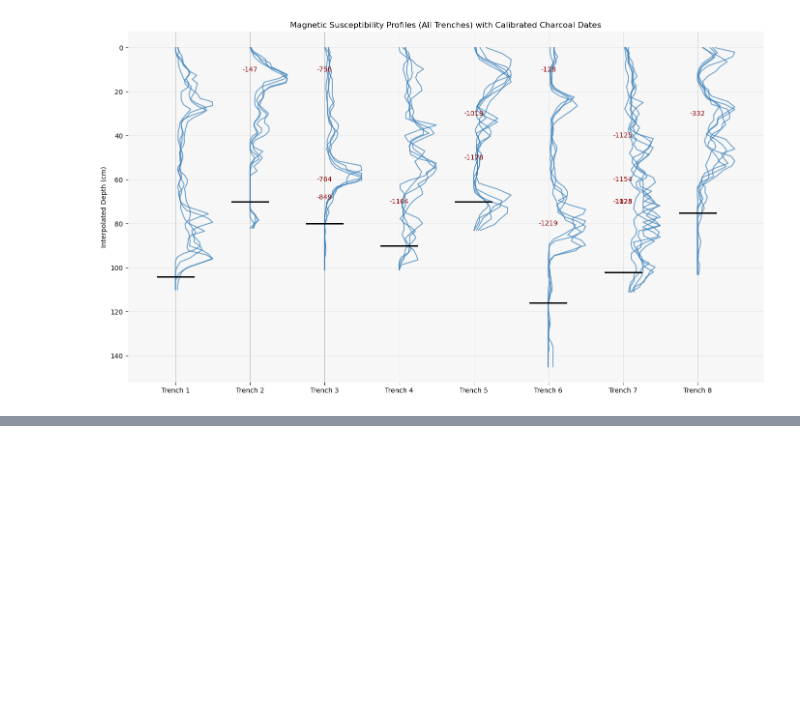
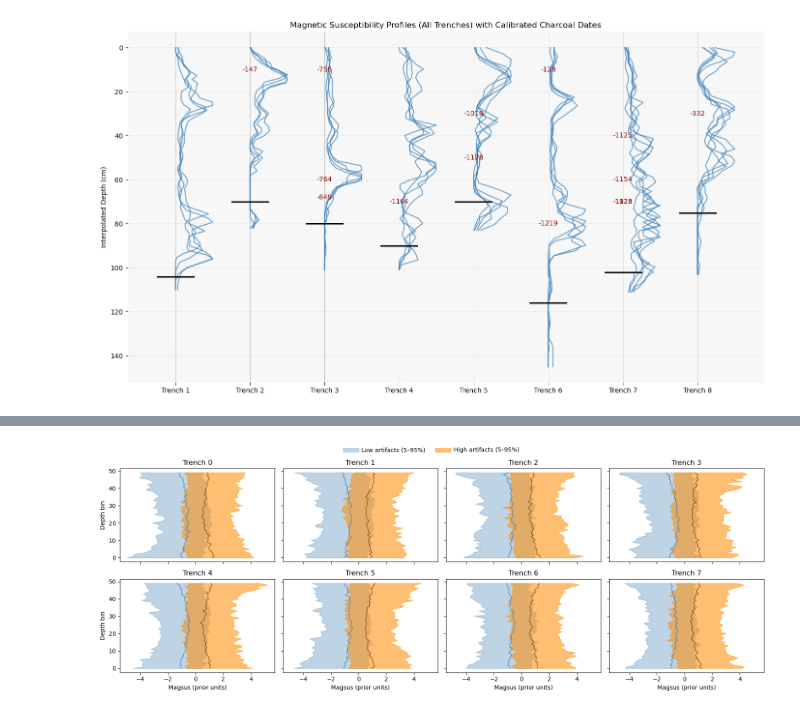
Before and after one commit to wccarleton/kkpp24, a Jupyter notebook: Src/kohker_pp24.ipynb, the cells around one changed output, grey strips where cells are left out. Drawn from its saved outputs; the diff is of its cells as text; code cells hidden in the pictures; blank space fills up the shorter version.

```diff
--- a/Src/kohker_pp24.ipynb
+++ b/Src/kohker_pp24.ipynb
@@ -527,0 +571,16 @@ plt.show()
+# %%
+# Study design
+T = 8      # trenches
+D = 50     # depth bins per trench
+R = 4      # magsus scans per depth
+
+coords = {
+    "trench": np.arange(T),
+    "depth": np.arange(D),
+    "scan": np.arange(R),
+    "depth_minus1": np.arange(D - 1),
+}
+
+# Convenience indexers
+trench_ix = np.arange(T)
+depth_ix = np.arange(D)
@@ -527,0 +958,62 @@ plt.show()
+# %%
+# Conditional ribbons: magsus given LOW vs HIGH artifact intensity
+import numpy as np
+import matplotlib.pyplot as plt
+from math import ceil
+
+# pull draws
+y_da  = get_idata_var(pri, "y")    # (chain, draw, depth, trench)
+p_da  = get_idata_var(pri, "p")
+mu_da = get_idata_var(pri, "mu")
+
+y = y_da.stack(s=("chain","draw")).transpose("s","depth","trench").values
+ex = (p_da * mu_da).stack(s=("chain","draw")).transpose("s","depth","trench").values  # E[count]
+
+depth = coords["depth"]; T = len(coords["trench"])
+ncols = 4; nrows = int(np.ceil(T/ncols))
+fig, axes = plt.subplots(nrows, ncols, figsize=(4*ncols, 3*nrows), sharey=True, sharex=True)
+axes = axes.flatten()
+
+def qbands(arr):  # arr: (samples, depth)
+    return np.percentile(arr, [5, 50, 95], axis=0)
+
+for t in range(T):
+    ax = axes[t]
+    # per-depth thresholds on E[count]
+    lo_thr = np.percentile(ex[:, :, t], 33, axis=0)
+    hi_thr = np.percentile(ex[:, :, t], 67, axis=0)
+
+    # boolean masks per sample-depth for low/high groups
+    low_mask  = ex[:, :, t] <= lo_thr
+    high_mask = ex[:, :, t] >= hi_thr
+
+    # compress samples by masking
+    y_low  = np.array([y[low_mask[:, d], d, t]  for d in range(len(depth))]).T
+    y_high = np.array([y[high_mask[:, d], d, t] for d in range(len(depth))]).T
+
+    q5L, q50L, q95L = qbands(y_low)
+    q5H, q50H, q95H = qbands(y_high)
+
+    # low artifacts ribbon (light)
+    ax.fill_betweenx(depth, q5L, q95L, color="steelblue", alpha=0.35, label="magsus | low artifacts")
+    ax.plot(q50L, depth, color="steelblue", lw=1)
+
+    # high artifacts ribbon (shifted right)
+    ax.fill_betweenx(depth, q5H, q95H, color="darkorange", alpha=0.55, label="magsus | high artifacts")
+    ax.plot(q50H, depth, color="saddlebrown", lw=1)
+
+    ax.set_title(f"Trench {t}")
+    if t % ncols == 0: ax.set_ylabel("Depth bin")
+    if t >= (nrows-1)*ncols: ax.set_xlabel("Magsus (prior units)")
+    ax.invert_yaxis()
+
+# legend
+from matplotlib.lines import Line2D
+handles = [
+    Line2D([0],[0], color="steelblue", lw=8, alpha=0.35, label="Low artifacts (5–95%)"),
+    Line2D([0],[0], color="darkorange", lw=8, alpha=0.55, label="High artifacts (5–95%)"),
+]
+fig.legend(handles=handles, loc="upper center", ncol=2, frameon=False)
+plt.tight_layout(rect=[0,0,1,0.96]); plt.show()
+# %% [output]
+[figure, added]
```
Also changed, not shown: parts of 17 cells of this notebook, 18 other files.
